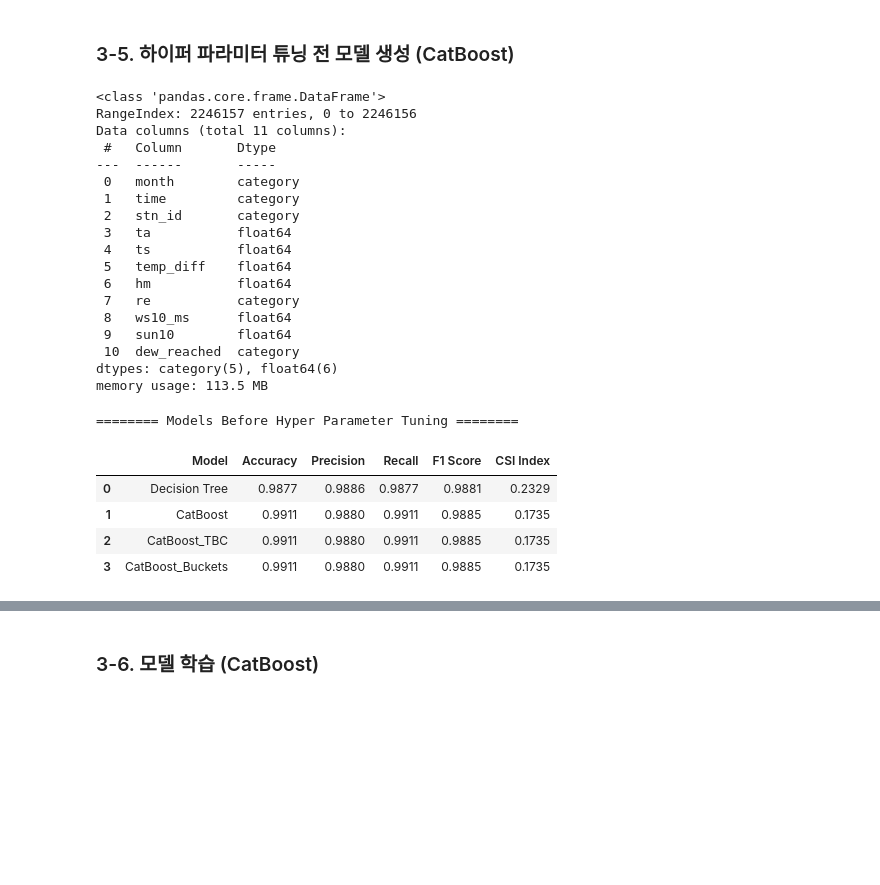
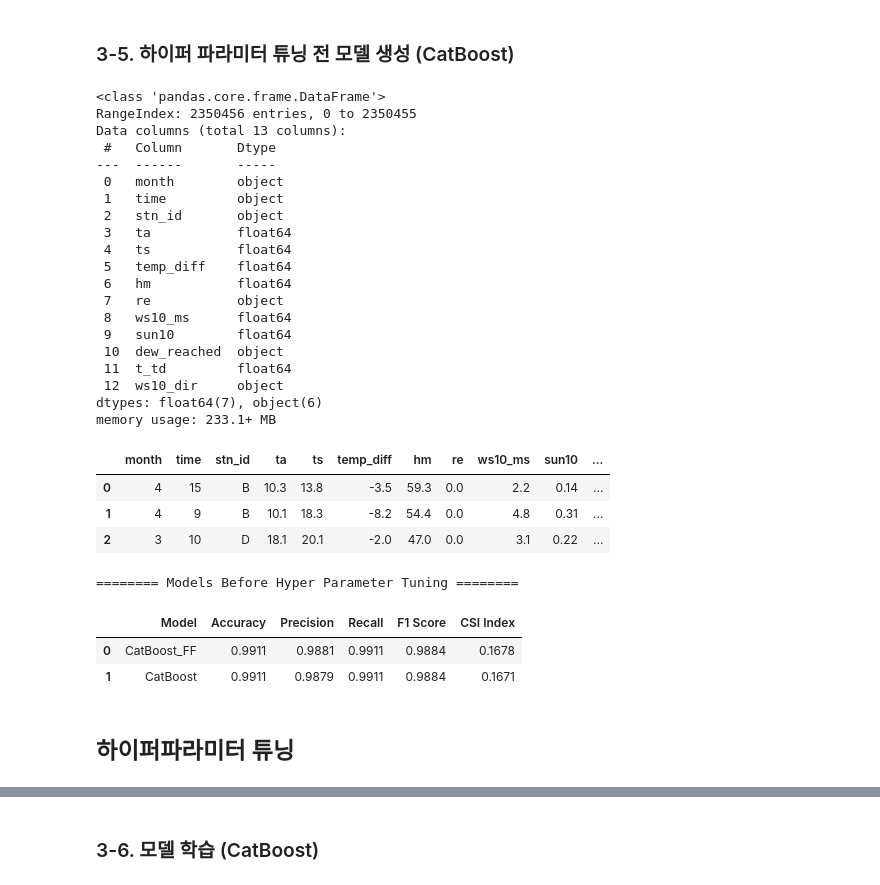
Before and after one commit to benidjor/weather-contest, a Jupyter notebook: model_catboost_tek2.ipynb, the cells around one changed output, grey strips where cells are left out. Saved outputs shown, nothing was run; the diff lists cells and outputs as text; code cells hidden in the pictures; blank space fills up the shorter version.

```diff
--- a/model_catboost_tek2.ipynb
+++ b/model_catboost_tek2.ipynb
@@ -83,10 +85,13 @@ def get_local_path(train_dataset_name, val_dataset_name, test_dataset_name):
 # %%
 # 전처리 중간에 nan 제거해주고 이상치 처리한 데이터프레임
 train_path, val_path, test_path = get_local_path(
-    "fog_train_no_outlier_std.csv",
-    # "fog_train_dropped_no_outlier_iqr.csv",
-    "fog_val_no_outlier_std.csv",
-    "fog_test_no_outlier_std.csv")
+    # "fog_train_merged_std.csv",
+    # "fog_val_merged_std.csv",
+    # "fog_test_merged_std.csv"
+    "fog_train_merged_month_stn_std.csv",
+    "fog_val_merged_month_stn_std.csv",
+    "fog_test_merged_month_stn_std.csv"
+    )
 # %%
 train_df = pd.read_csv(train_path)
 val_df = pd.read_csv(val_path)
@@ -132,3 +117,8 @@ def make_categorical(df, col_list):
+# %%
+def make_str(df, col_list):
+    for col in col_list:
+        df[col] = df[col].astype("str")
+    return df
 # %%
 # 범주형 변수들을 categorical_list에 선언
 
@@ -136,6 +126,9 @@ def make_categorical(df, col_list):
 # https://wikidocs.net/161040#ordinal
 
 categorical_list = ["year", "month", "day", "time", "minute", "stn_id", "re", "is_fog", "dew_reached", "ws10_dir", "class"]
-train_df = make_categorical(train_df, categorical_list)
-val_df = make_categorical(val_df, categorical_list)
-test_df = make_categorical(val_df, categorical_list)
+train_df = make_str(train_df, categorical_list)
+val_df = make_str(val_df, categorical_list)
+
+# test 데이터셋에는 class 컬럼이 없기 때문에, class 컬럼을 삭제한다
+categorical_list.pop()
+test_df = make_str(test_df, categorical_list)
@@ -156,15 +145,19 @@ target = "class"
 
 # # 모델 생성시 사용할 컬럼 지정
 # used_cols = ["month", "time", "stn_id", "ta", "ts", "temp_diff", "hm",
-#              "re", "ws10_ms", "sun10", "dew_reached", "ws10_dir"]
+#              "re", "ws10_ms", "sun10", "dew_reached", "ws10_deg"]
 
 # 8방위 사용
+used_cols = ["month", "time", "stn_id", "ta", "ts", "temp_diff", "hm",
+             "re", "ws10_ms", "sun10", "dew_reached",  "t_td", "ws10_dir"]
+
+# dew_reached 제거, 풍향 제거
 # used_cols = ["month", "time", "stn_id", "ta", "ts", "temp_diff", "hm",
-#              "re", "ws10_dir", "ws10_ms", "sun10", "dew_reached"]
+#              "re", "ws10_ms", "sun10"]
 
 # 풍향 제거
-used_cols = ["month", "time", "stn_id", "ta", "ts", "temp_diff", "hm",
-             "re", "ws10_ms", "sun10", "dew_reached"]
+# used_cols = ["month", "time", "stn_id", "ta", "ts", "temp_diff", "hm",
+#              "re", "ws10_ms", "sun10", "dew_reached"]
 
 X_train = train_df[used_cols]
 y_train = train_df[target]
@@ -291,23 +291,25 @@ X_val_no_enc = X_val.copy()
 # %%
-X_train_no_enc.info()
+X_train.info()
 # %% [output]
 <class 'pandas.core.frame.DataFrame'>
-RangeIndex: 2246157 entries, 0 to 2246156
-Data columns (total 11 columns):
+RangeIndex: 2350456 entries, 0 to 2350455
+Data columns (total 13 columns):
  #   Column       Dtype
 ---  ------       -----
- 0   month        category
- 1   time         category
- 2   stn_id       category
+ 0   month        object
+ 1   time         object
+ 2   stn_id       object
  3   ta           float64
  4   ts           float64
  5   temp_diff    float64
  6   hm           float64
- 7   re           category
+ 7   re           object
  8   ws10_ms      float64
  9   sun10        float64
- 10  dew_reached  category
-dtypes: category(5), float64(6)
-memory usage: 113.5 MB
+ 10  dew_reached  object
+ 11  t_td         float64
+ 12  ws10_dir     object
+dtypes: float64(7), object(6)
+memory usage: 233.1+ MB
 # %%
 models = [
@@ -338,3 +355,10 @@ cat_features = ["month", "time", "stn_id", "re", 'dew_reached']
+# %%
+X_train.head(3)
+# %% [output]
+|  | month | time | stn_id | ta | ts | temp_diff | hm | re | ws10_ms | sun10 | ... |
+| 0 | 4 | 15 | B | 10.3 | 13.8 | -3.5 | 59.3 | 0.0 | 2.2 | 0.14 | ... |
+| 1 | 4 | 9 | B | 10.1 | 18.3 | -8.2 | 54.4 | 0.0 | 4.8 | 0.31 | ... |
+| 2 | 3 | 10 | D | 18.1 | 20.1 | -2.0 | 47.0 | 0.0 | 3.1 | 0.22 | ... |
 # %%
 def model_comparison_cat(models, X_train, y_train, X_val, y_val, cat_features=cat_features, when="Before"):
     models_results = []
@@ -421,11 +416,11 @@ def model_comparison_cat(models, X_train, y_train, X_val, y_val, cat_features=ca
                                  ascending=[False, True, False]
                                  ).reset_index(drop=True)
 # %%
-model_comparison_cat(models, X_train_labeled, y_train, X_val_labeled, y_val)
+model_comparison_cat(models, X_train, y_train, X_val, y_val)
 # %% [output]
 ======== Models Before Hyper Parameter Tuning ========
 |  | Model | Accuracy | Precision | Recall | F1 Score | CSI Index |
-| 0 | Decision Tree | 0.9877 | 0.9886 | 0.9877 | 0.9881 | 0.2329 |
-| 1 | CatBoost | 0.9911 | 0.9880 | 0.9911 | 0.9885 | 0.1735 |
-| 2 | CatBoost_TBC | 0.9911 | 0.9880 | 0.9911 | 0.9885 | 0.1735 |
-| 3 | CatBoost_Buckets | 0.9911 | 0.9880 | 0.9911 | 0.9885 | 0.1735 |
+| 0 | CatBoost_FF | 0.9911 | 0.9881 | 0.9911 | 0.9884 | 0.1678 |
+| 1 | CatBoost | 0.9911 | 0.9879 | 0.9911 | 0.9884 | 0.1671 |
+# %% [markdown]
+## 하이퍼파라미터 튜닝
```
Also changed, not shown: parts of 28 cells of this notebook, 5 other files.
